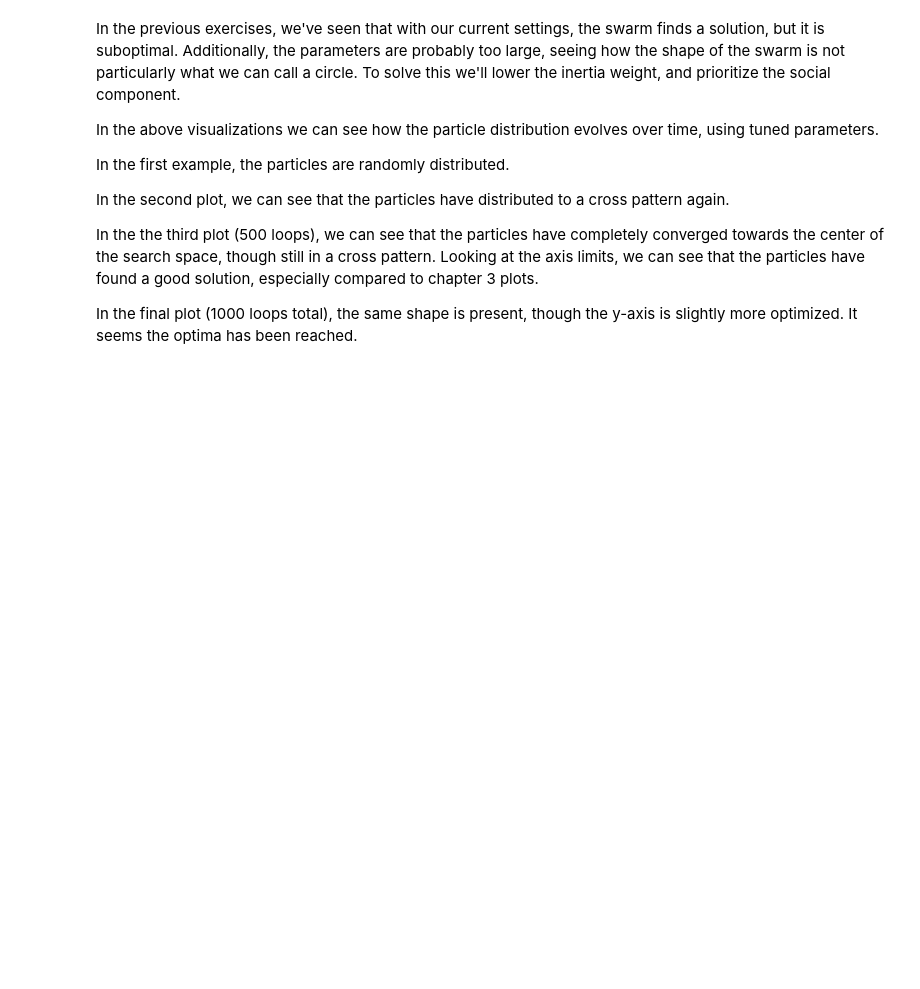
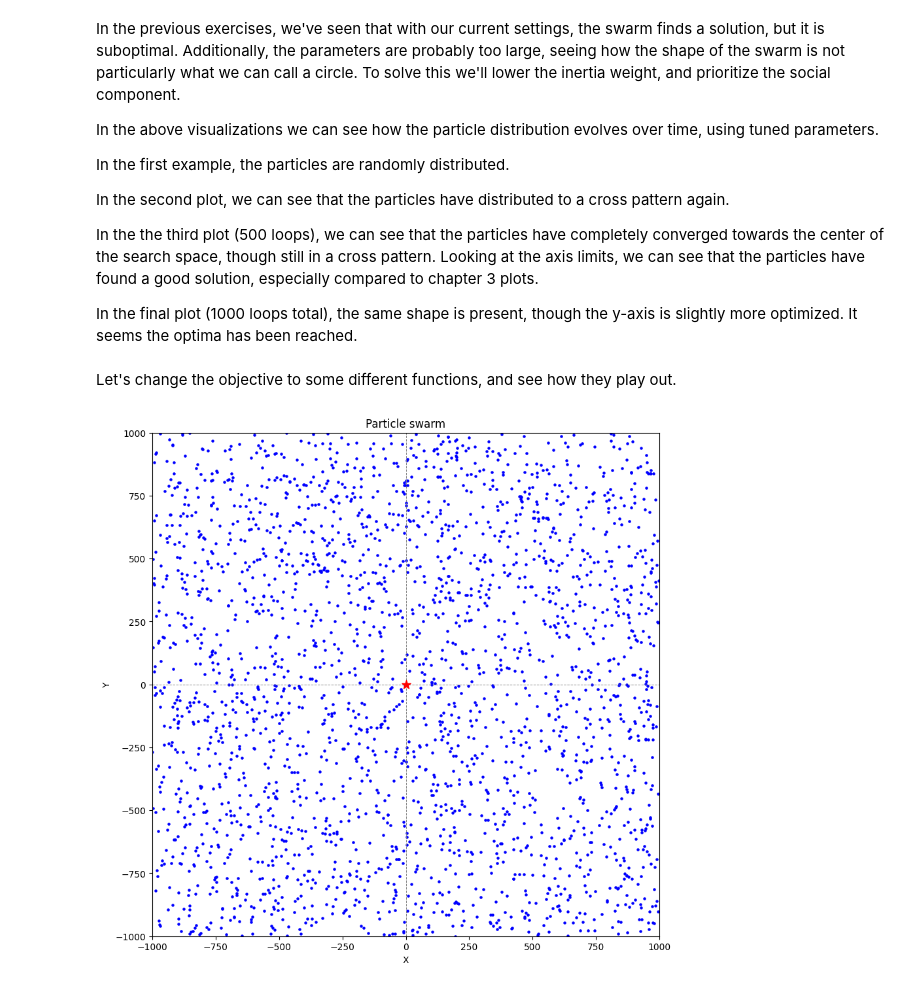
Before and after one commit to MichaelVerdegaal/ParticleSwarmOptimization, a Jupyter notebook: main/chapter_4.ipynb, the cells around one changed output. Cells and saved outputs as stored; diff of their text form; code cells hidden in the pictures; blank space fills up the shorter version.

```diff
--- a/main/chapter_4.ipynb
+++ b/main/chapter_4.ipynb
@@ -135,3 +140,5 @@ In the second plot, we can see that the particles have distributed to a cross pa
 In the the third plot (500 loops), we can see that the particles have completely converged towards the center of the search space, though still in a cross pattern. Looking at the axis limits, we can see that the particles have found a good solution, especially compared to chapter 3 plots.
 
 In the final plot (1000 loops total), the same shape is present, though the y-axis is slightly more optimized. It seems the optima has been reached.
+# %% [markdown]
+Let's change the objective to some different functions, and see how they play out.
@@ -137,0 +152,5 @@ In the final plot (1000 loops total), the same shape is present, though the y-ax
+# %%
+swarm = Swarm(2500, [-1000, 1000], c1=1.8, c2=2, inertia=0.4)
+plot(swarm)
+# %% [output]
+[figure, added]
```
Also changed, not shown: parts of 14 cells of this notebook, 2 other files.
